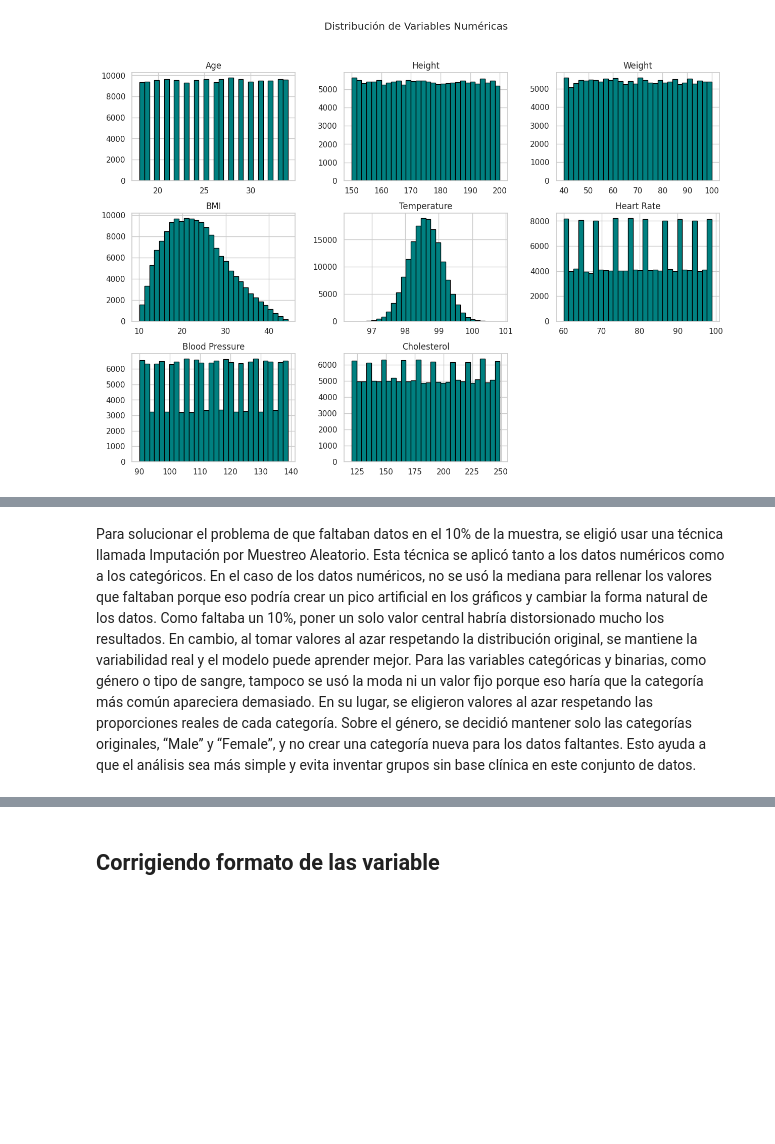
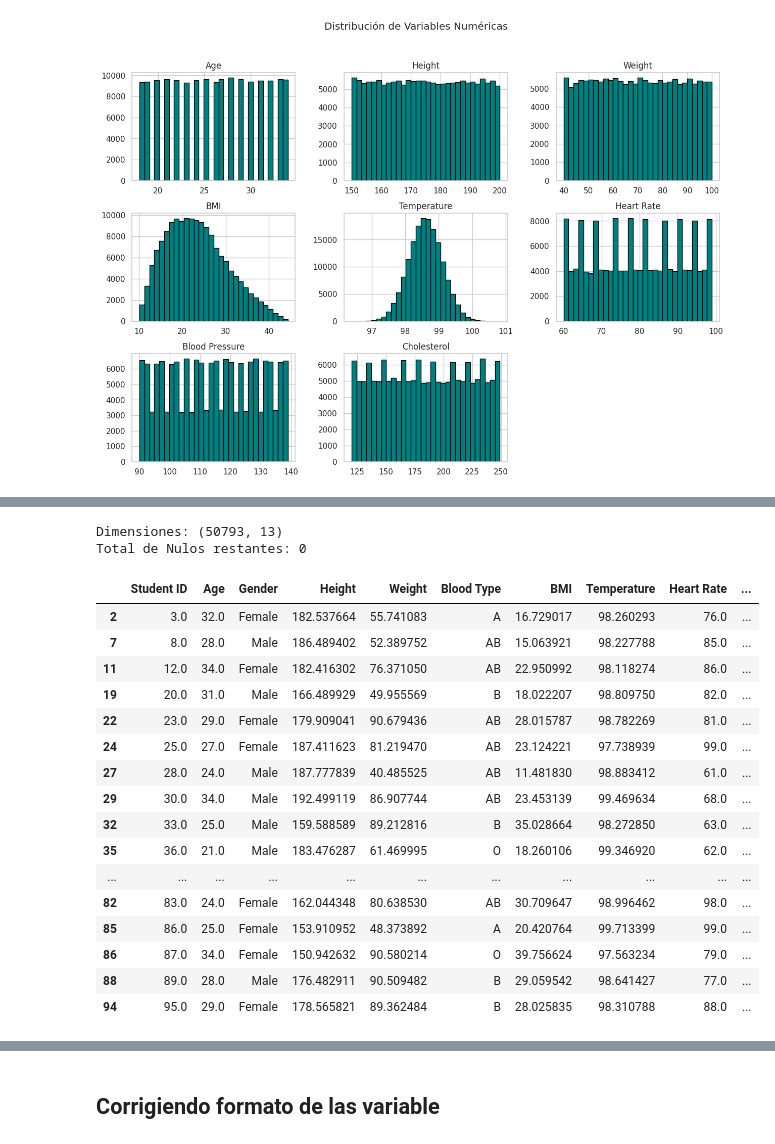
Before and after one commit to edwynG/dm-assignment-1, a Jupyter notebook: Preprocessing_datasets_medical_students.ipynb, the cells around one changed output, grey strips where cells are left out. Saved outputs shown, nothing was run; the diff lists cells and outputs as text; code cells hidden in the pictures; blank space fills up the shorter version.

```diff
--- a/Preprocessing_datasets_medical_students.ipynb
+++ b/Preprocessing_datasets_medical_students.ipynb
@@ -174,5 +111,36 @@ Total de Nulos restantes: 0
-# %% [markdown]
-Para solucionar el problema de que faltaban datos en el 10% de la muestra, se eligió usar una técnica llamada Imputación por Muestreo Aleatorio. Esta técnica se aplicó tanto a los datos numéricos como a los categóricos.
-En el caso de los datos numéricos, no se usó la mediana para rellenar los valores que faltaban porque eso podría crear un pico artificial en los gráficos y cambiar la forma natural de los datos. Como faltaba un 10%, poner un solo valor central habría distorsionado mucho los resultados. En cambio, al tomar valores al azar respetando la distribución original, se mantiene la variabilidad real y el modelo puede aprender mejor.
-Para las variables categóricas y binarias, como género o tipo de sangre, tampoco se usó la moda ni un valor fijo porque eso haría que la categoría más común apareciera demasiado. En su lugar, se eligieron valores al azar respetando las proporciones reales de cada categoría.
-Sobre el género, se decidió mantener solo las categorías originales, “Male” y “Female”, y no crear una categoría nueva para los datos faltantes. Esto ayuda a que el análisis sea más simple y evita inventar grupos sin base clínica en este conjunto de datos.
+# %%
+df_functional = df_struct.copy()
+
+# Eliminar valores faltantess
+df_functional = df_functional.dropna()
+
+# Se calcula al final usando los nuevos valores completos de Peso y Altura
+bmi_recalculado = df_functional['Weight'] / ((df_functional['Height'] / 100) ** 2)
+
+# Reemplazamos la columna para asegurar precisión
+df_functional['BMI'] = bmi_recalculado
+
+# Verificación final
+print("Dimensiones:", df_functional.shape)
+print("Total de Nulos restantes:", df_functional.isnull().sum().sum())
+df_functional.head(n=21)
+# %% [output]
+Dimensiones: (50793, 13)
+Total de Nulos restantes: 0
+|  | Student ID | Age | Gender | Height | Weight | Blood Type | BMI | Temperature | Heart Rate | ... |
+| 2 | 3.0 | 32.0 | Female | 182.537664 | 55.741083 | A | 16.729017 | 98.260293 | 76.0 | ... |
+| 7 | 8.0 | 28.0 | Male | 186.489402 | 52.389752 | AB | 15.063921 | 98.227788 | 85.0 | ... |
+| 11 | 12.0 | 34.0 | Female | 182.416302 | 76.371050 | AB | 22.950992 | 98.118274 | 86.0 | ... |
+| 19 | 20.0 | 31.0 | Male | 166.489929 | 49.955569 | B | 18.022207 | 98.809750 | 82.0 | ... |
+| 22 | 23.0 | 29.0 | Female | 179.909041 | 90.679436 | AB | 28.015787 | 98.782269 | 81.0 | ... |
+| 24 | 25.0 | 27.0 | Female | 187.411623 | 81.219470 | AB | 23.124221 | 97.738939 | 99.0 | ... |
+| 27 | 28.0 | 24.0 | Male | 187.777839 | 40.485525 | AB | 11.481830 | 98.883412 | 61.0 | ... |
+| 29 | 30.0 | 34.0 | Male | 192.499119 | 86.907744 | AB | 23.453139 | 99.469634 | 68.0 | ... |
+| 32 | 33.0 | 25.0 | Male | 159.588589 | 89.212816 | B | 35.028664 | 98.272850 | 63.0 | ... |
+| 35 | 36.0 | 21.0 | Male | 183.476287 | 61.469995 | O | 18.260106 | 99.346920 | 62.0 | ... |
+| ... | ... | ... | ... | ... | ... | ... | ... | ... | ... | ... |
+| 82 | 83.0 | 24.0 | Female | 162.044348 | 80.638530 | AB | 30.709647 | 98.996462 | 98.0 | ... |
+| 85 | 86.0 | 25.0 | Female | 153.910952 | 48.373892 | A | 20.420764 | 99.713399 | 99.0 | ... |
+| 86 | 87.0 | 34.0 | Female | 150.942632 | 90.580214 | O | 39.756624 | 97.563234 | 79.0 | ... |
+| 88 | 89.0 | 28.0 | Male | 176.482911 | 90.509482 | B | 29.059542 | 98.641427 | 77.0 | ... |
+| 94 | 95.0 | 29.0 | Female | 178.565821 | 89.362484 | B | 28.025835 | 98.310788 | 88.0 | ... |
```
Also changed, not shown: parts of 9 cells of this notebook.
